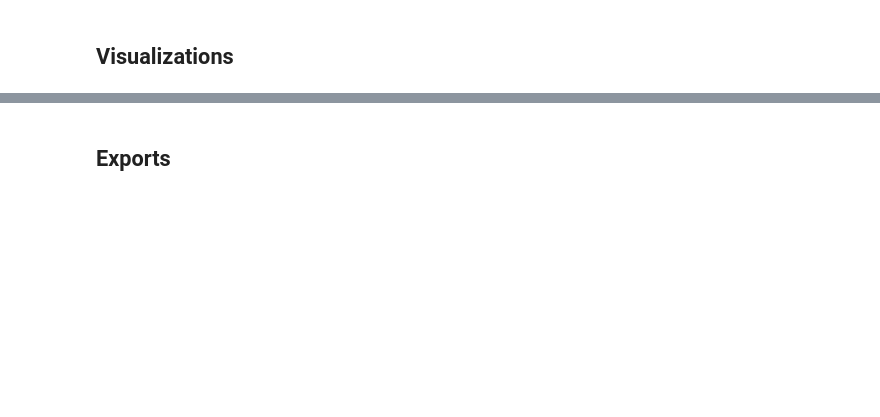
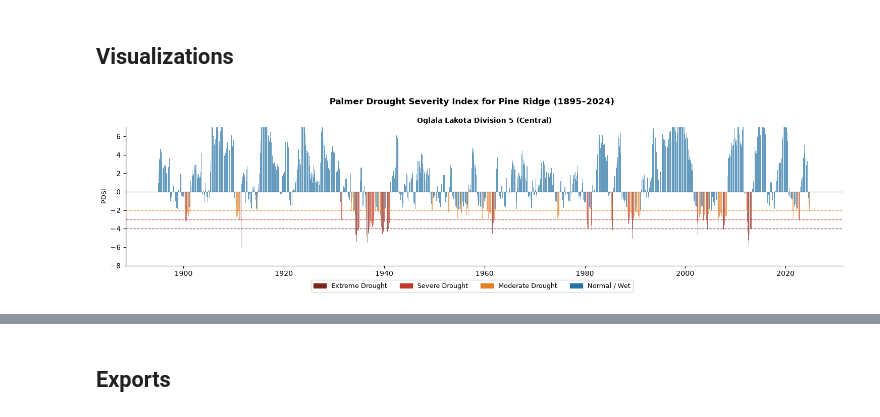
Before and after one commit to olc-techsupport/Agriculture-Tribal-Agricultural-Science, a Jupyter notebook: notebooks/02_drought_climate_context.ipynb, the cells around one changed output, grey strips where cells are left out. Saved outputs shown, nothing was run; the diff lists cells and outputs as text; code cells hidden in the pictures; blank space fills up the shorter version.

```diff
--- a/notebooks/02_drought_climate_context.ipynb
+++ b/notebooks/02_drought_climate_context.ipynb
@@ -459,7 +575,7 @@ print(decadal[["decade", "div_name", "moderate_pct", "severe_pct", "extreme_pct"
 # %% [markdown]
 ## Visualizations
 # %%
-# Time series: PDSI for Pine Ridge and Rosebud divisions
+# Time series: PDSI for Pine Ridge division
 DROUGHT_COLORS = {
     "Extreme Drought":   "#7B241C",
     "Severe Drought":    "#C0392B",
@@ -481,34 +597,36 @@ for ax, (tribe_name, div) in zip(axes, zip(primary_names, primary_divs)):
     ax.axhline(0,                 color="black",  linewidth=0.8, linestyle="-")
     ax.axhline(MODERATE_DROUGHT,  color="#E67E22", linewidth=1,   linestyle="--", alpha=0.7)
     ax.axhline(SEVERE_DROUGHT,    color="#C0392B", linewidth=1,   linestyle="--", alpha=0.7)
     ax.axhline(EXTREME_DROUGHT,   color="#7B241C", linewidth=1,   linestyle="--", alpha=0.7)
     ax.set_ylabel("PDSI", fontsize=9)
     ax.set_title(
         f"{tribe_name} Division {div} ({SD_DIVISION_NAMES.get(div, '')})",
         fontsize=10, fontweight="bold",
     )
     ax.set_ylim(-8, 7)
     sns.despine(ax=ax)
 
 fig.legend(
     handles=[
         mpatches.Patch(color=v, label=k)
         for k, v in DROUGHT_COLORS.items()
     ],
     loc="lower center", ncol=4, fontsize=9, bbox_to_anchor=(0.5, 0),
 )
 plt.suptitle(
-    f"Palmer Drought Severity Index for Pine Ridge and Rosebud ({ANALYSIS_START}–{ANALYSIS_END})",
+    f"Palmer Drought Severity Index for Pine Ridge ({ANALYSIS_START}–{ANALYSIS_END})",
     fontsize=12, fontweight="bold",
 )
 plt.tight_layout(rect=[0, 0.05, 1, 1])
 try:
     fig_dir = constants.OUTPUTS_DIR / "figures"
     fig_dir.mkdir(parents=True, exist_ok=True)
     fig.savefig(fig_dir / "02_pdsi_time_series.png", dpi=150, bbox_inches="tight")
 except Exception:
     pass
 plt.show()
+# %% [output]
+[figure, added]
 # %%
 # Drought frequency comparison: all SD Tribes
 fig, ax = plt.subplots(figsize=(11, 6))
```
Also changed, not shown: parts of 18 cells of this notebook.
